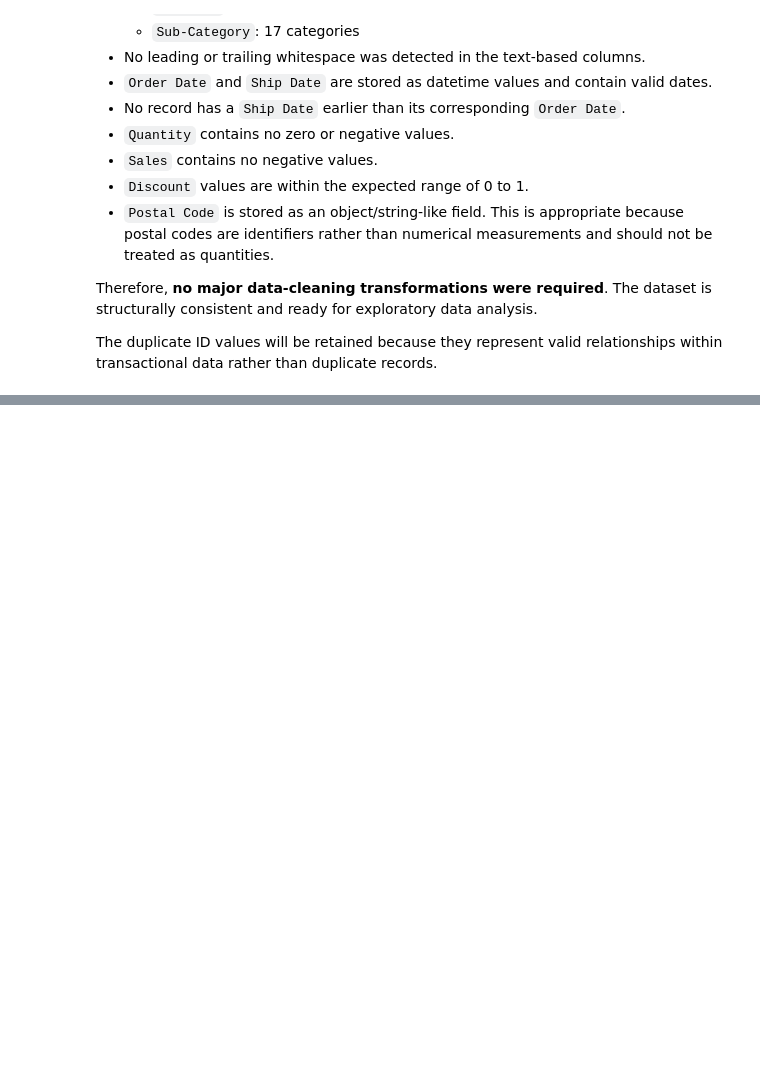
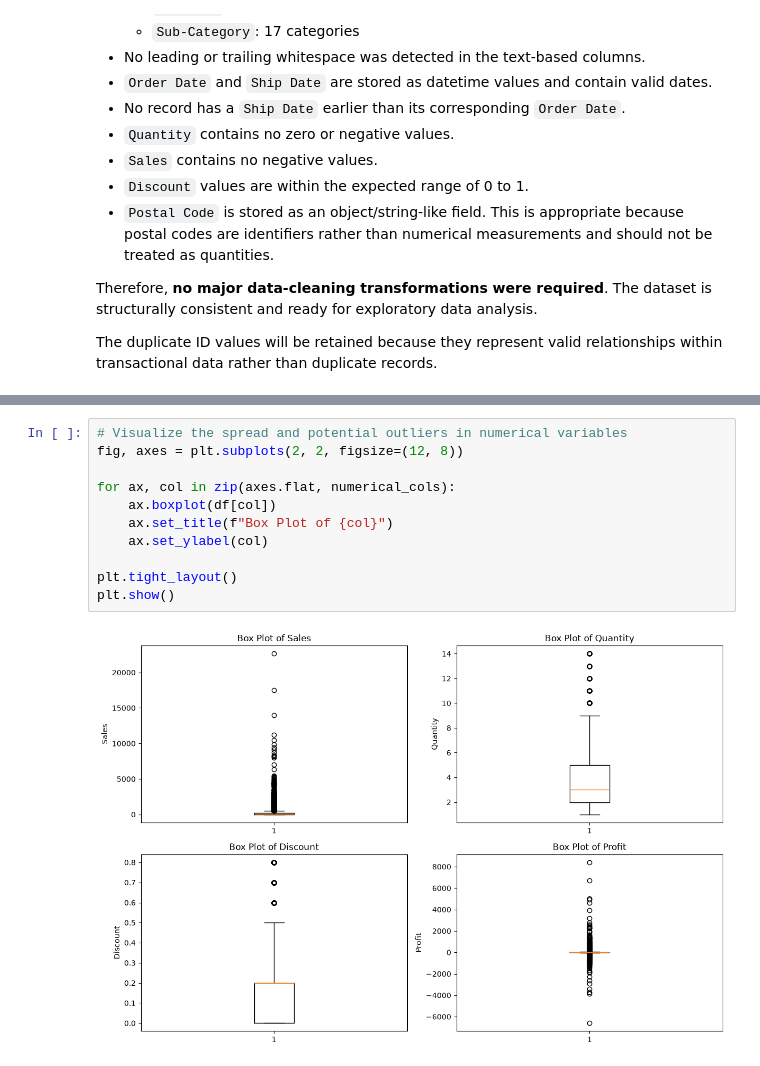
Before and after one commit to KashishSirohiwal/ShadowFox, a Jupyter notebook: Beginner/notebooks/beginner_superstore_sales_analysis.ipynb, the cells around one changed output, grey strips where cells are left out. Cells and saved outputs as stored; diff of their text form; blank space fills up the shorter version.

```diff
--- a/Beginner/notebooks/beginner_superstore_sales_analysis.ipynb
+++ b/Beginner/notebooks/beginner_superstore_sales_analysis.ipynb
@@ -334,0 +388,13 @@ The duplicate ID values will be retained because they represent valid relationsh
+# %%
+# Visualize the spread and potential outliers in numerical variables
+fig, axes = plt.subplots(2, 2, figsize=(12, 8))
+
+for ax, col in zip(axes.flat, numerical_cols):
+    ax.boxplot(df[col])
+    ax.set_title(f"Box Plot of {col}")
+    ax.set_ylabel(col)
+
+plt.tight_layout()
+plt.show()
+# %% [output]
+[figure, added]
```
Also changed, not shown: parts of 15 cells of this notebook.
